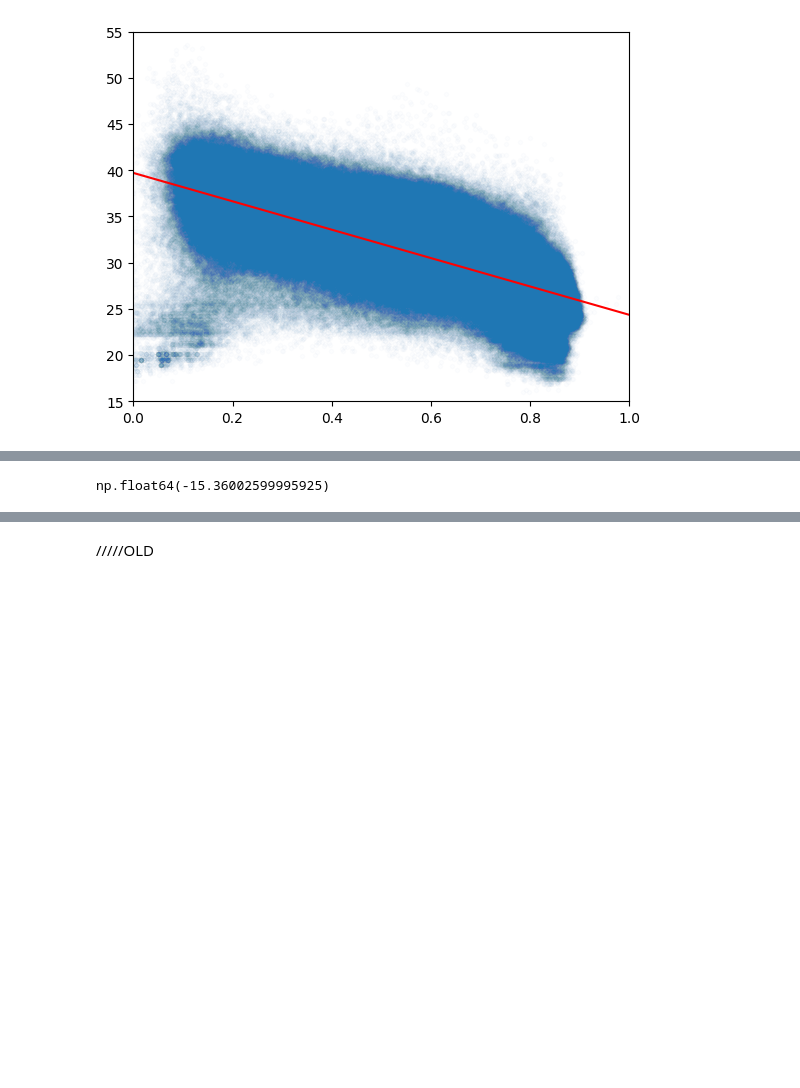
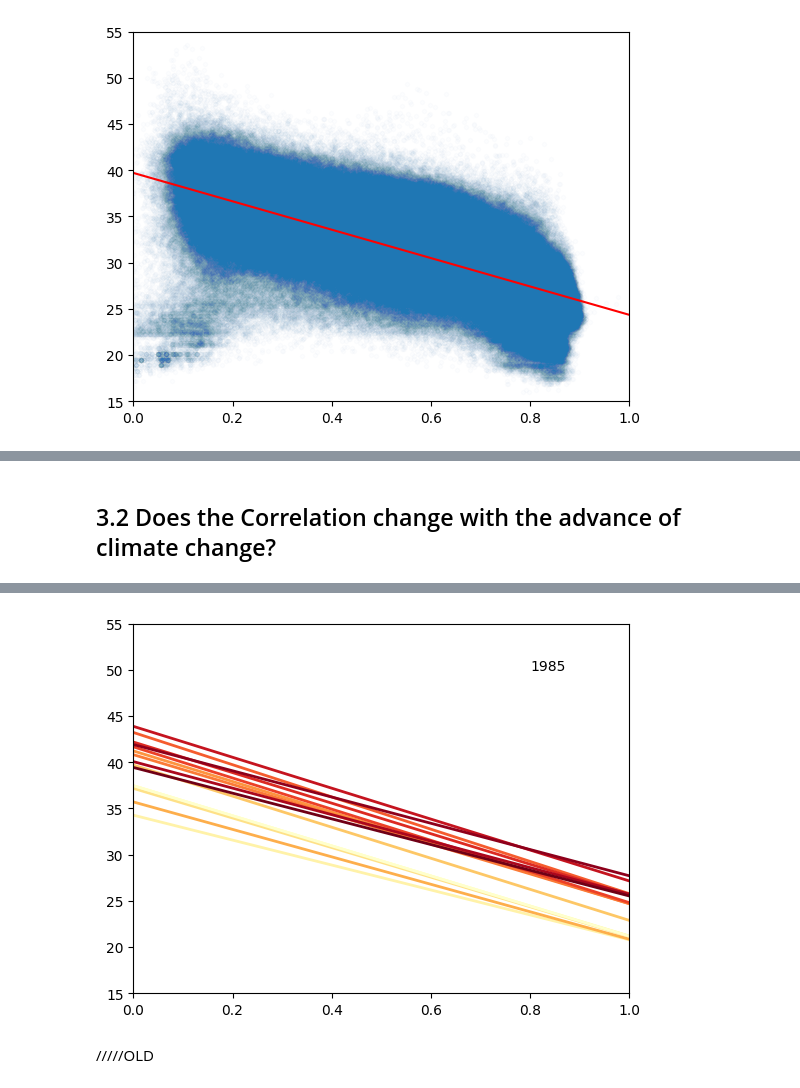
Before and after one commit to MinaKimBebi/Urban_Heat_Zurich_sds210_mbebi, a Jupyter notebook: notebooks/heattrends_in_Zurich.ipynb, the cells around one changed output, grey strips where cells are left out. Cells and saved outputs as stored; diff of their text form; code cells hidden in the pictures; blank space fills up the shorter version.

Commit message:
animation of yearly fit

```diff
--- a/notebooks/heattrends_in_Zurich.ipynb
+++ b/notebooks/heattrends_in_Zurich.ipynb
@@ -297,4 +272,58 @@ ax.set_ylim(15, 55)
-# %%
-slope
-# %% [output]
-np.float64(-15.36002599995925)
+# %% [markdown]
+## 3.2 Does the Correlation change with the advance of climate change?
+# %%
+## animation
+
+fig, ax = plt.subplots()
+#configure ax
+ax.set_xlim(xmin = 0, xmax= 1)
+ax.set_ylim(15, 55)
+
+
+# 1 for ervery year
+colors = colors = ['#ffffcc', '#fff2a8', '#fee187', '#fdc766', '#fdae4b', '#fd943f', '#fb7a36',
+                    '#f55c2e', '#ec4027', '#dc2a22', '#c5141f', '#ab071d', '#8e001b', '#700016']
+
+#generate slope and intercept for every year
+year_fits = []
+for i, year in enumerate(NDVI.time.values):
+    NDVI_y = NDVI.sel(time = year)
+    LST_y = LST.sel(time = year)
+    LST_NDVI_y= np.polyfit(NDVI_y.values.flatten(), LST_y.values.flatten(), deg = 1)
+    intercept_y = LST_NDVI_y[1]
+    slope_y = LST_NDVI_y[0]
+
+    year_fits.append({"intercept": intercept_y,
+                       "slope" : slope_y,
+                       "color" : colors[i],
+                       "label" : f"{year}"})
+
+# add year of annotation
+time = ax.annotate("", (0.8,50))
+
+#define what changes in animation with each frame
+def update(frame):
+    #get year specific data
+    fit = year_fits[frame]
+
+    #draw line
+    line = ax.axline(
+        (0, fit["intercept"]),
+        slope=fit["slope"],
+        color=fit["color"],
+        linewidth=2)
+
+    #update year annotation
+    time.set_text(fit["label"])
+    return line, time
+
+#create animation
+ani = FuncAnimation(
+    fig,
+    update,
+    frames=len(year_fits),
+    interval=800,
+    repeat=False)
+
+display(HTML(ani.to_jshtml()))
+# %% [output]
@@ -301,3 +331,4 @@ np.float64(-15.36002599995925)
+[figure, added]
 # %% [markdown]
 /////OLD
 # %% [markdown]
```
Also changed, not shown: parts of 6 cells of this notebook.
